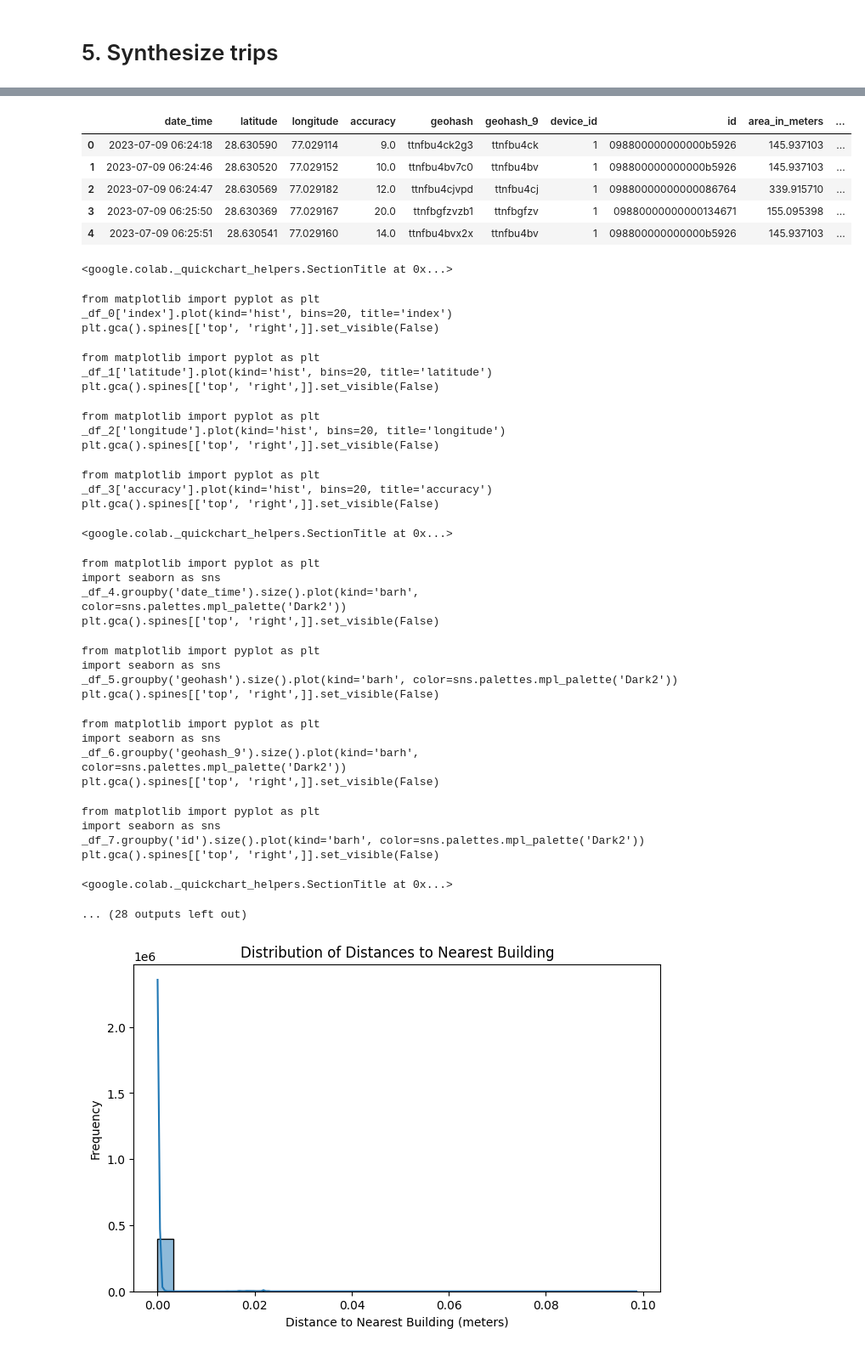
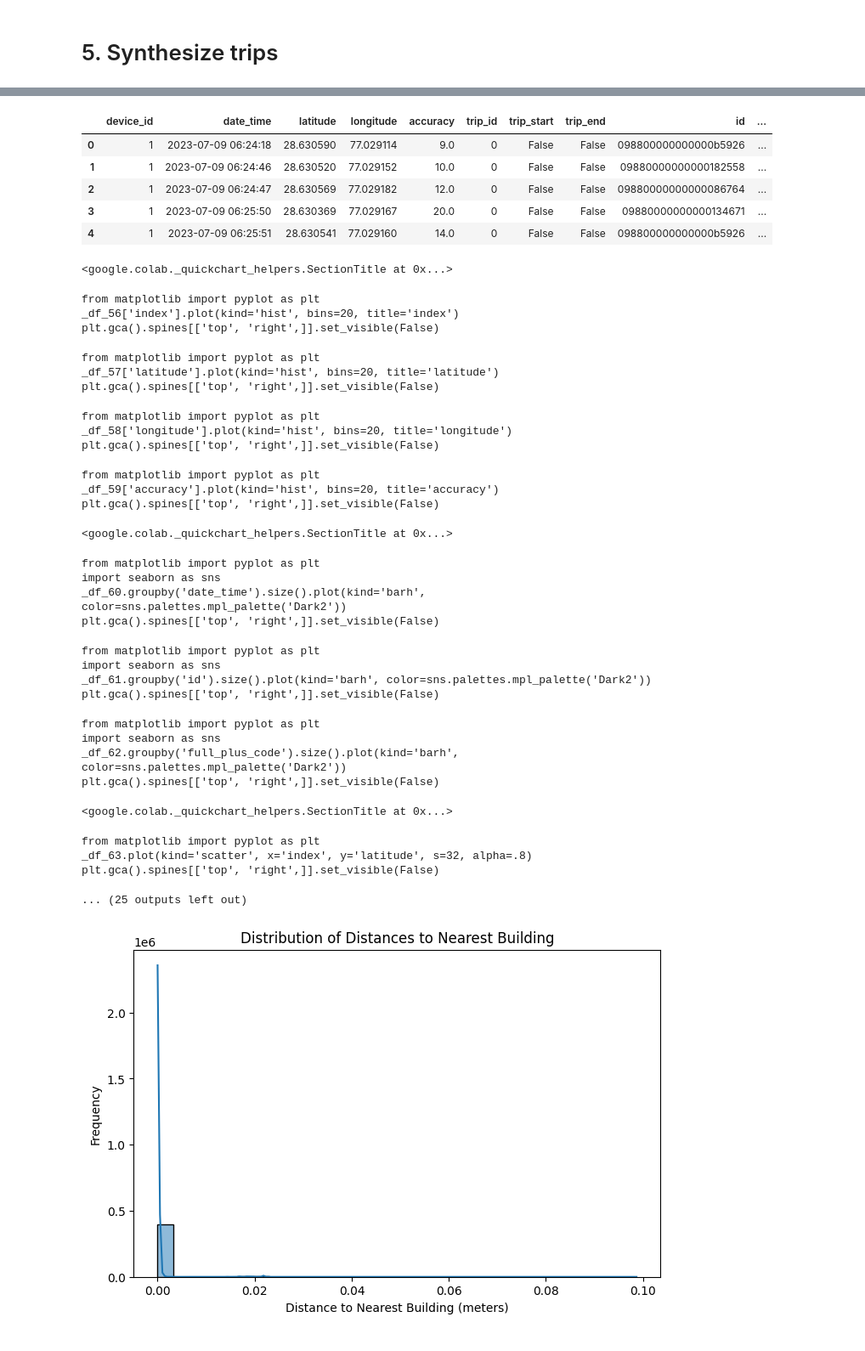
Before and after one commit to Balram524/GPS_mobility, a Jupyter notebook: Mobility.ipynb, the cells around one changed output, grey strips where cells are left out. Shown at 85% size. Drawn from its saved outputs; the diff is of its cells as text; code cells hidden in the pictures.

```diff
--- a/Mobility.ipynb
+++ b/Mobility.ipynb
@@ -747,45 +839,44 @@ print(output_data.head())
 # %%
-trip_analysis = pd.read_csv("/content/gps_with_buildings.csv")
-trip_analysis.head()
+trip_analysis_start_end_points = pd.read_csv("/content/gps_trips_with_buildings.csv")
+trip_analysis_start_end_points.head()
 # %% [output]
-|  | date_time | latitude | longitude | accuracy | geohash | geohash_9 | device_id | id | area_in_meters | ... |
-| 0 | 2023-07-09 06:24:18 | 28.630590 | 77.029114 | 9.0 | ttnfbu4ck2g3 | ttnfbu4ck | 1 | 098800000000000b5926 | 145.937103 | ... |
-| 1 | 2023-07-09 06:24:46 | 28.630520 | 77.029152 | 10.0 | ttnfbu4bv7c0 | ttnfbu4bv | 1 | 098800000000000b5926 | 145.937103 | ... |
-| 2 | 2023-07-09 06:24:47 | 28.630569 | 77.029182 | 12.0 | ttnfbu4cjvpd | ttnfbu4cj | 1 | 09880000000000086764 | 339.915710 | ... |
-| 3 | 2023-07-09 06:25:50 | 28.630369 | 77.029167 | 20.0 | ttnfbgfzvzb1 | ttnfbgfzv | 1 | 09880000000000134671 | 155.095398 | ... |
-| 4 | 2023-07-09 06:25:51 | 28.630541 | 77.029160 | 14.0 | ttnfbu4bvx2x | ttnfbu4bv | 1 | 098800000000000b5926 | 145.937103 | ... |
+|  | device_id | date_time | latitude | longitude | accuracy | trip_id | trip_start | trip_end | id | ... |
+| 0 | 1 | 2023-07-09 06:24:18 | 28.630590 | 77.029114 | 9.0 | 0 | False | False | 098800000000000b5926 | ... |
+| 1 | 1 | 2023-07-09 06:24:46 | 28.630520 | 77.029152 | 10.0 | 0 | False | False | 09880000000000182558 | ... |
+| 2 | 1 | 2023-07-09 06:24:47 | 28.630569 | 77.029182 | 12.0 | 0 | False | False | 09880000000000086764 | ... |
+| 3 | 1 | 2023-07-09 06:25:50 | 28.630369 | 77.029167 | 20.0 | 0 | False | False | 09880000000000134671 | ... |
+| 4 | 1 | 2023-07-09 06:25:51 | 28.630541 | 77.029160 | 14.0 | 0 | False | False | 098800000000000b5926 | ... |
 <google.colab._quickchart_helpers.SectionTitle at 0x...>
 from matplotlib import pyplot as plt
-_df_0['index'].plot(kind='hist', bins=20, title='index')
+_df_56['index'].plot(kind='hist', bins=20, title='index')
 plt.gca().spines[['top', 'right',]].set_visible(False)
 from matplotlib import pyplot as plt
-_df_1['latitude'].plot(kind='hist', bins=20, title='latitude')
+_df_57['latitude'].plot(kind='hist', bins=20, title='latitude')
 plt.gca().spines[['top', 'right',]].set_visible(False)
 from matplotlib import pyplot as plt
-_df_2['longitude'].plot(kind='hist', bins=20, title='longitude')
+_df_58['longitude'].plot(kind='hist', bins=20, title='longitude')
 plt.gca().spines[['top', 'right',]].set_visible(False)
 from matplotlib import pyplot as plt
-_df_3['accuracy'].plot(kind='hist', bins=20, title='accuracy')
+_df_59['accuracy'].plot(kind='hist', bins=20, title='accuracy')
 plt.gca().spines[['top', 'right',]].set_visible(False)
 <google.colab._quickchart_helpers.SectionTitle at 0x...>
 from matplotlib import pyplot as plt
 import seaborn as sns
-_df_4.groupby('date_time').size().plot(kind='barh', color=sns.palettes.mpl_palette('Dark2'))
+_df_60.groupby('date_time').size().plot(kind='barh', color=sns.palettes.mpl_palette('Dark2'))
 plt.gca().spines[['top', 'right',]].set_visible(False)
 from matplotlib import pyplot as plt
 import seaborn as sns
-_df_5.groupby('geohash').size().plot(kind='barh', color=sns.palettes.mpl_palette('Dark2'))
+_df_61.groupby('id').size().plot(kind='barh', color=sns.palettes.mpl_palette('Dark2'))
 plt.gca().spines[['top', 'right',]].set_visible(False)
 from matplotlib import pyplot as plt
 import seaborn as sns
-_df_6.groupby('geohash_9').size().plot(kind='barh', color=sns.palettes.mpl_palette('Dark2'))
+_df_62.groupby('full_plus_code').size().plot(kind='barh', color=sns.palettes.mpl_palette('Dark2'))
 plt.gca().spines[['top', 'right',]].set_visible(False)
-from matplotlib import pyplot as plt
-import seaborn as sns
-_df_7.groupby('id').size().plot(kind='barh', color=sns.palettes.mpl_palette('Dark2'))
-plt.gca().spines[['top', 'right',]].set_visible(False)
+<google.colab._quickchart_helpers.SectionTitle at 0x...>
-<google.colab._quickchart_helpers.SectionTitle at 0x...>
+from matplotlib import pyplot as plt
+_df_63.plot(kind='scatter', x='index', y='latitude', s=32, alpha=.8)
+plt.gca().spines[['top', 'right',]].set_visible(False)
-... (28 outputs left out)
+... (25 outputs left out)
 # %%
 # Plot distance to nearest building
 plt.figure(figsize=(8, 5))
```
Also changed, not shown: parts of 4 cells of this notebook.
